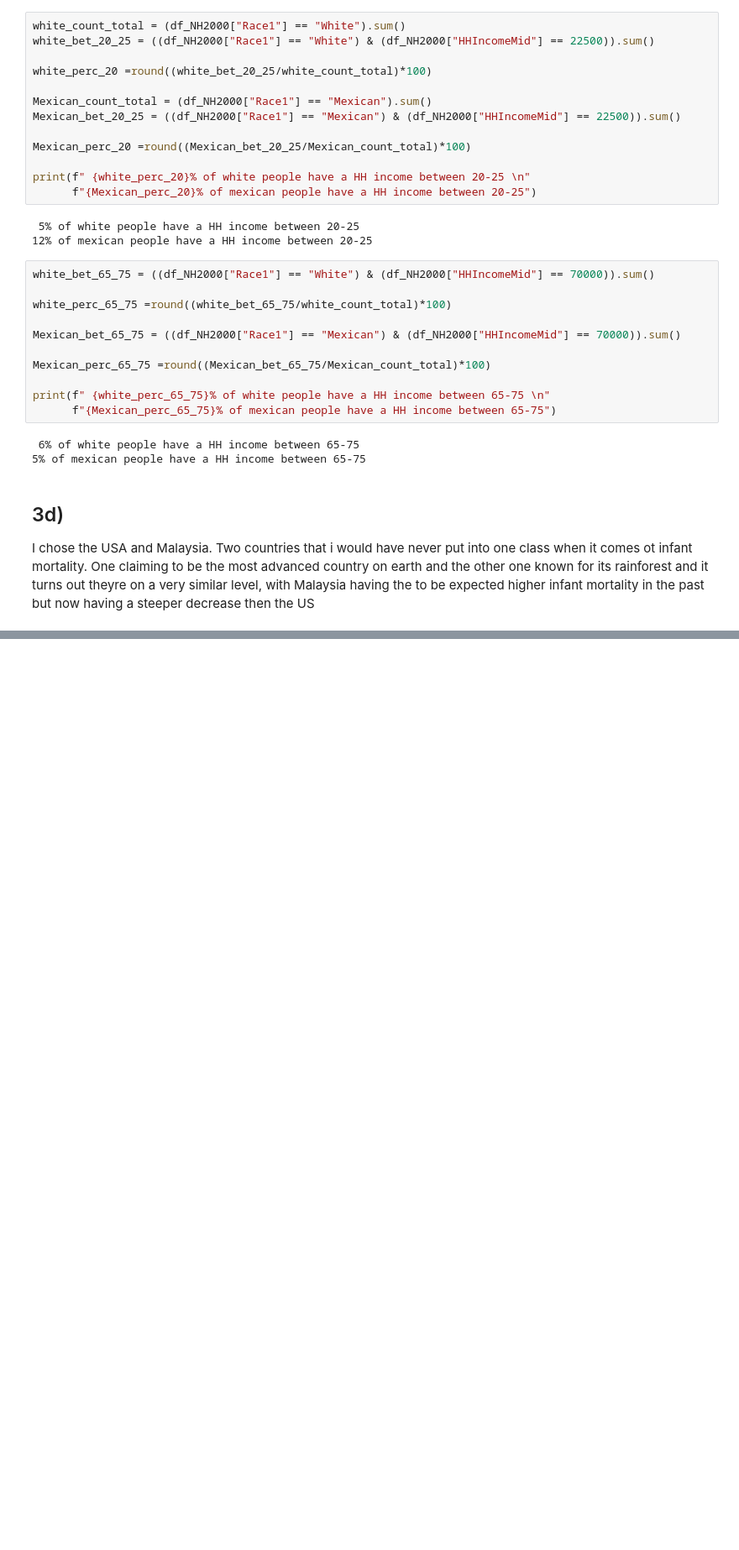
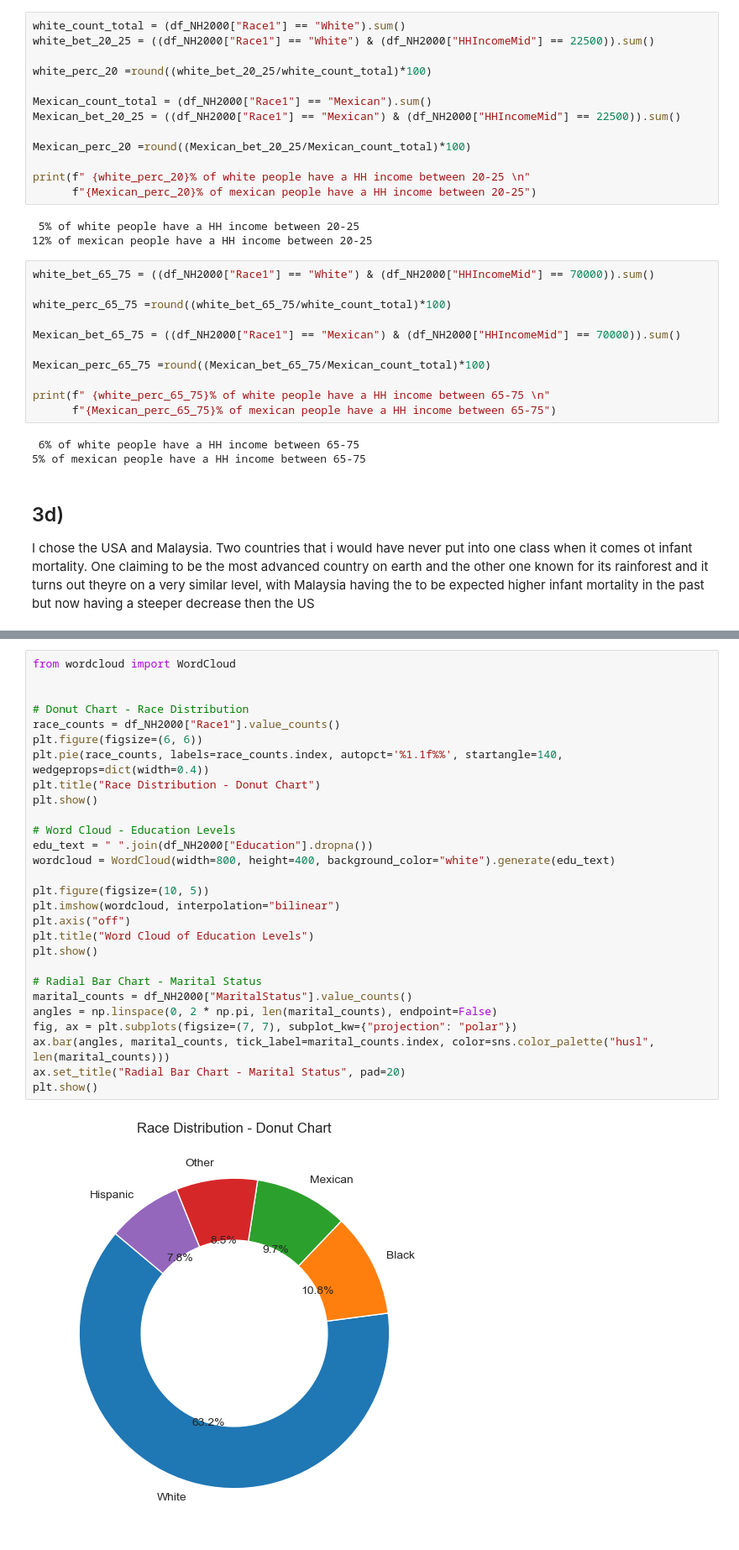
Before and after one commit to NickIsThere/AssessmentPDS1, a Jupyter notebook: PDS_2024_Assessment/Assessment.ipynb, the cells around one changed output, grey strips where cells are left out. Shown: that part at 84% size. Cells and saved outputs as stored; diff of their text form; blank space fills up the shorter version.

```diff
--- a/PDS_2024_Assessment/Assessment.ipynb
+++ b/PDS_2024_Assessment/Assessment.ipynb
@@ -306,0 +316,30 @@ One claiming to be the most advanced country on earth and the other one known fo
+# %%
+from wordcloud import WordCloud
+
+
+# Donut Chart - Race Distribution
+race_counts = df_NH2000["Race1"].value_counts()
+plt.figure(figsize=(6, 6))
+plt.pie(race_counts, labels=race_counts.index, autopct='%1.1f%%', startangle=140, wedgeprops=dict(width=0.4))
+plt.title("Race Distribution - Donut Chart")
+plt.show()
+
+# Word Cloud - Education Levels
+edu_text = " ".join(df_NH2000["Education"].dropna())
+wordcloud = WordCloud(width=800, height=400, background_color="white").generate(edu_text)
+
+plt.figure(figsize=(10, 5))
+plt.imshow(wordcloud, interpolation="bilinear")
+plt.axis("off")
+plt.title("Word Cloud of Education Levels")
+plt.show()
+
+# Radial Bar Chart - Marital Status
+marital_counts = df_NH2000["MaritalStatus"].value_counts()
+angles = np.linspace(0, 2 * np.pi, len(marital_counts), endpoint=False)
+fig, ax = plt.subplots(figsize=(7, 7), subplot_kw={"projection": "polar"})
+ax.bar(angles, marital_counts, tick_label=marital_counts.index, color=sns.color_palette("husl", len(marital_counts)))
+ax.set_title("Radial Bar Chart - Marital Status", pad=20)
+plt.show()
+# %% [output]
+[figure, added]
```
Also changed, not shown: parts of 14 cells of this notebook, 1 other file.
